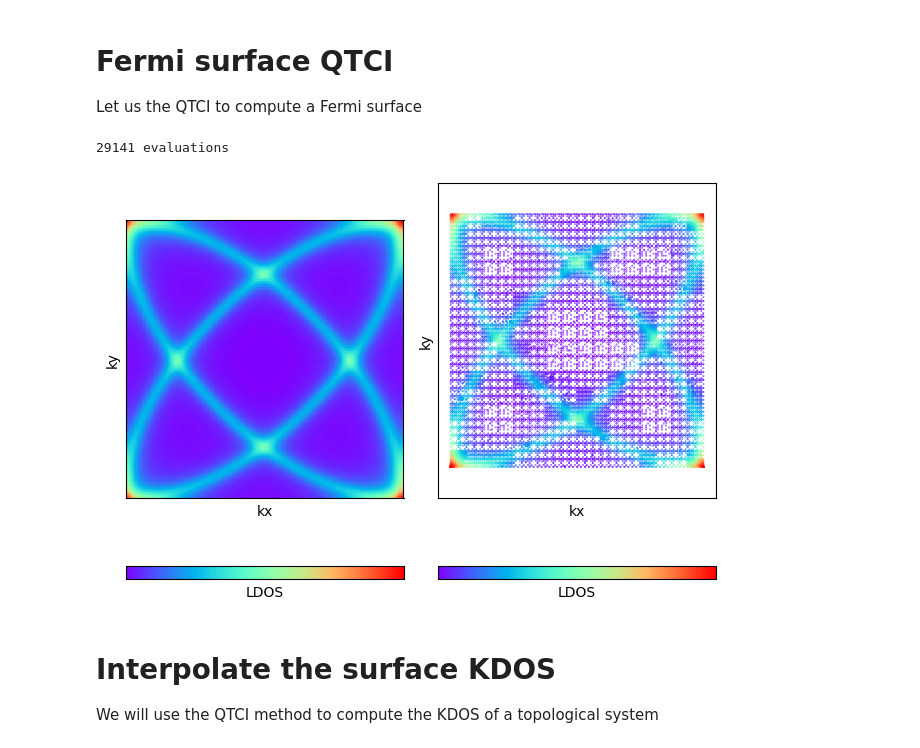
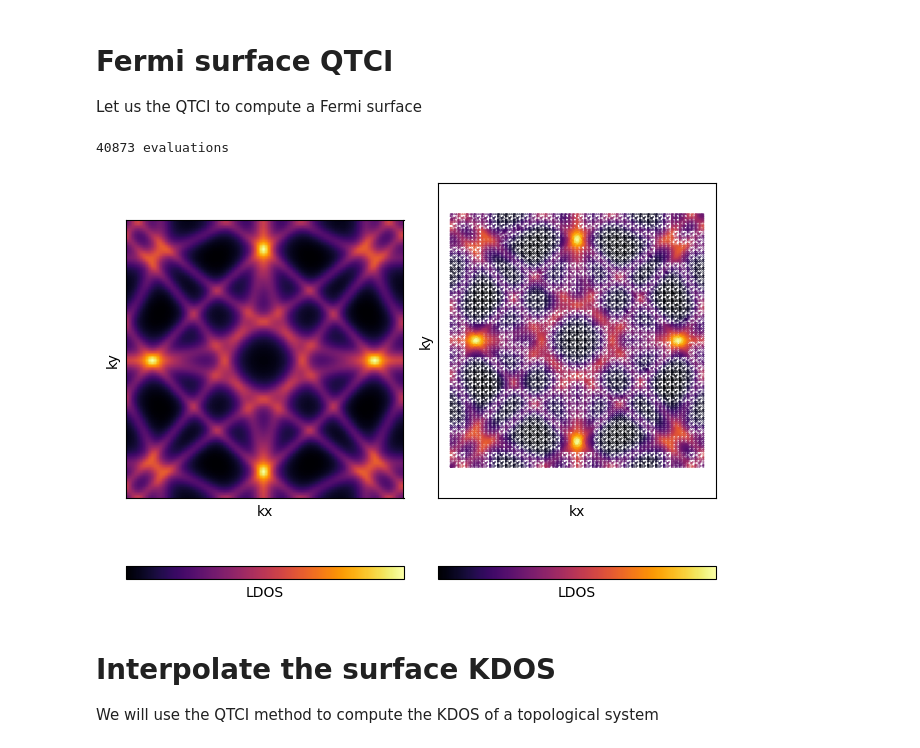
Before and after one commit to yzhaoo/qtcipy, a Jupyter notebook: examples/electronic_structure/main.ipynb, the cells around one changed output. Drawn from its saved outputs; the diff is of its cells as text; code cells hidden in the pictures.

```diff
--- a/examples/electronic_structure/main.ipynb
+++ b/examples/electronic_structure/main.ipynb
@@ -13,7 +13,8 @@ from pyqula import geometry
 g = geometry.square_lattice()
 g = g.get_supercell(4)
 h = g.get_hamiltonian()
-h.add_onsite(2.0)
+h.add_onsite(1.0)
+h.add_rashba(0.3)
 # %%
 import numpy as np
 
@@ -28,7 +29,7 @@ xlim = [0.,1.]
 ylim = [0.,1.]
 
 # create the interpolator
-IP = interpolate.Interpolator(f,tol=1e-2,nb=20,xlim=xlim,ylim=ylim,dim=2)
+IP = interpolate.Interpolator(f,tol=1e-2,nb=10,xlim=xlim,ylim=ylim,dim=2)
 
 
 
@@ -47,29 +48,29 @@ for x in xs:
     for y in ys:
         zsi.append(IP(x,y))
 # %% [output]
-29141 evaluations
+40873 evaluations
 # %%
 # now plot the data
 import matplotlib.pyplot as plt
 
 plt.subplot(1,2,1)
-plt.imshow(np.flip(np.array(zsi).reshape(nn,nn),axis=0).T,vmax=np.max(zsi),cmap="rainbow")
+plt.imshow(np.flip(np.array(zsi).reshape(nn,nn),axis=0).T,vmax=np.max(zsi),cmap="inferno")
 plt.xticks([]) ; plt.yticks([]) ; plt.xlabel("kx") ; plt.ylabel("ky")
 plt.colorbar(ticks=[],label="LDOS",orientation="horizontal")
 
 plt.subplot(1,2,2)
 rse = np.array(rse)
-plt.scatter(rse[:,0],rse[:,1],c=zse,s=0.1,cmap="rainbow",vmax=np.max(zse))
+plt.scatter(rse[:,0],rse[:,1],c=zse,s=0.1,cmap="inferno",vmax=np.max(zse))
 plt.xticks([]) ; plt.yticks([]) ; plt.xlabel("kx") ; plt.ylabel("ky")
 plt.axis("equal")
 plt.colorbar(ticks=[],label="LDOS",orientation="horizontal")
 
 plt.tight_layout()
 
 
 plt.show()
 # %% [output]
-[figure, old version]
+[figure, new version]
 # %% [markdown]
 # Interpolate the surface KDOS
 We will use the QTCI method to compute the KDOS of a topological system
```
